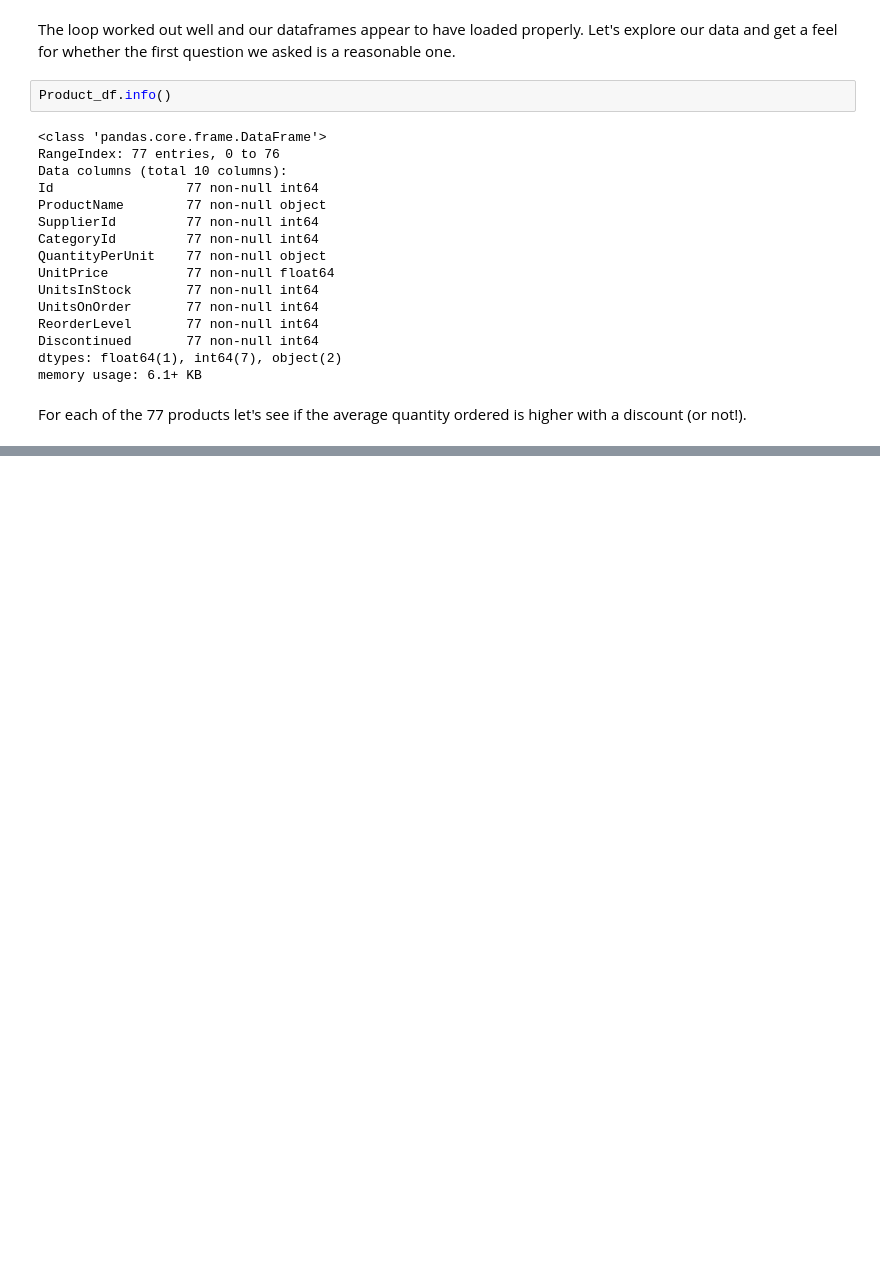
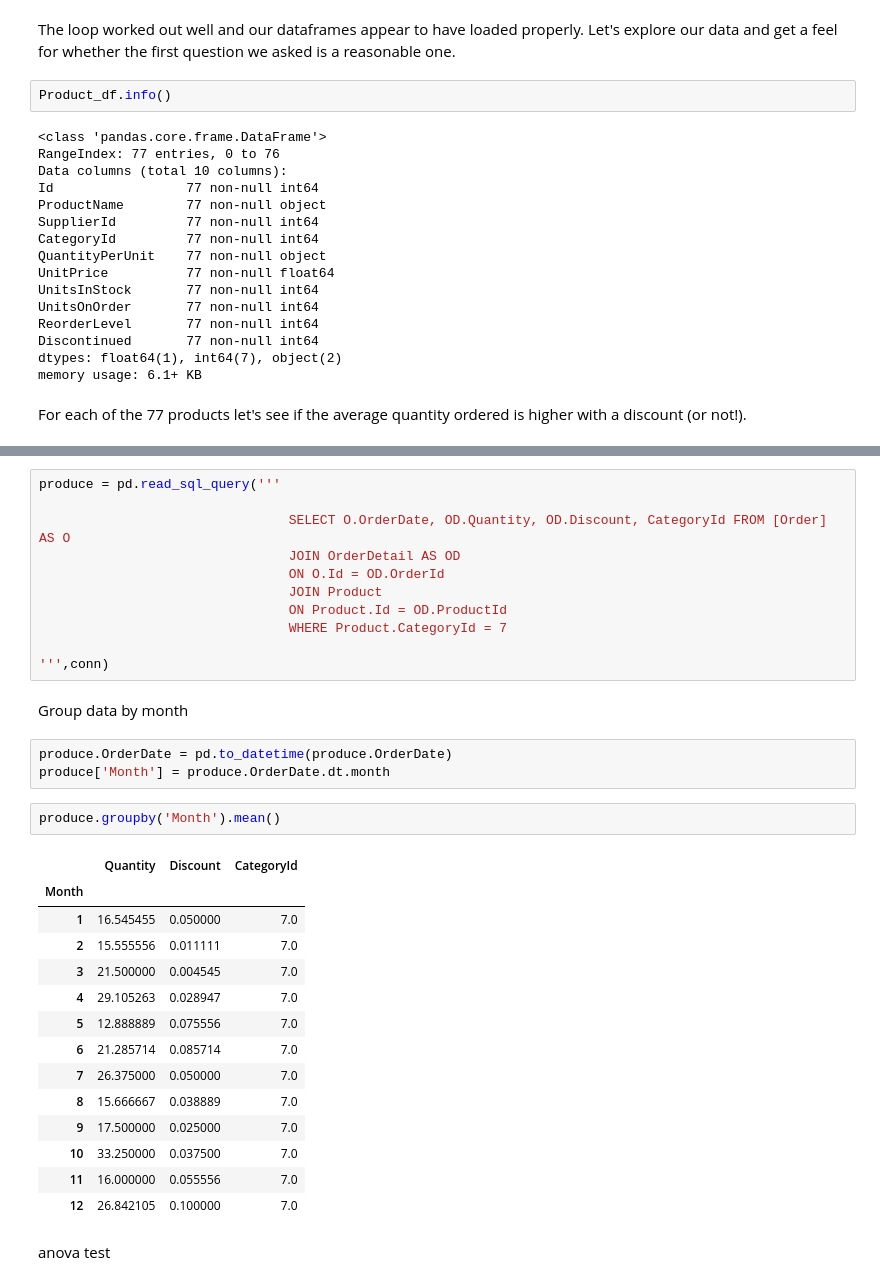
Before and after one commit to MissAle17/dsc-2-final-project-online-ds-sp-000, a Jupyter notebook: Mod2_Project_v2.ipynb, the cells around one changed output, grey strips where cells are left out. Drawn from its saved outputs; the diff is of its cells as text; blank space fills up the shorter version.

```diff
--- a/Mod2_Project_v2.ipynb
+++ b/Mod2_Project_v2.ipynb
@@ -141,0 +445,35 @@ The Mean Order withour a discount is  21.812
+# %%
+produce = pd.read_sql_query('''
+
+                                SELECT O.OrderDate, OD.Quantity, OD.Discount, CategoryId FROM [Order] AS O
+                                JOIN OrderDetail AS OD
+                                ON O.Id = OD.OrderId
+                                JOIN Product
+                                ON Product.Id = OD.ProductId
+                                WHERE Product.CategoryId = 7
+
+''',conn)
+# %% [markdown]
+Group data by month
+# %%
+produce.OrderDate = pd.to_datetime(produce.OrderDate)
+produce['Month'] = produce.OrderDate.dt.month
+# %%
+produce.groupby('Month').mean()
+# %% [output]
+|  | Quantity | Discount | CategoryId |
+| Month |  |  |  |
+| 1 | 16.545455 | 0.050000 | 7.0 |
+| 2 | 15.555556 | 0.011111 | 7.0 |
+| 3 | 21.500000 | 0.004545 | 7.0 |
+| 4 | 29.105263 | 0.028947 | 7.0 |
+| 5 | 12.888889 | 0.075556 | 7.0 |
+| 6 | 21.285714 | 0.085714 | 7.0 |
+| 7 | 26.375000 | 0.050000 | 7.0 |
+| 8 | 15.666667 | 0.038889 | 7.0 |
+| 9 | 17.500000 | 0.025000 | 7.0 |
+| 10 | 33.250000 | 0.037500 | 7.0 |
+| 11 | 16.000000 | 0.055556 | 7.0 |
+| 12 | 26.842105 | 0.100000 | 7.0 |
+# %% [markdown]
+anova test
```
Also changed, not shown: parts of 44 cells of this notebook.
